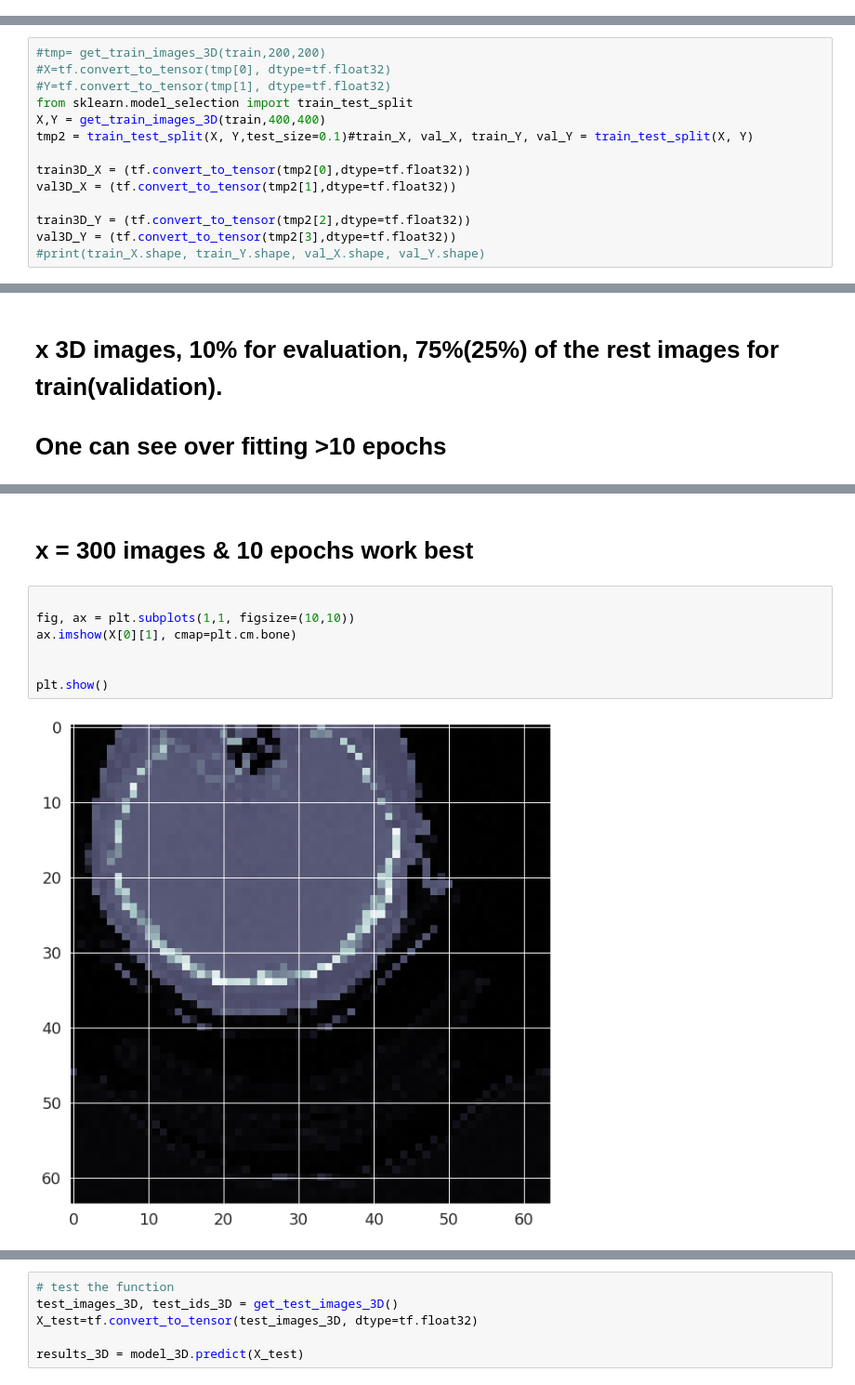
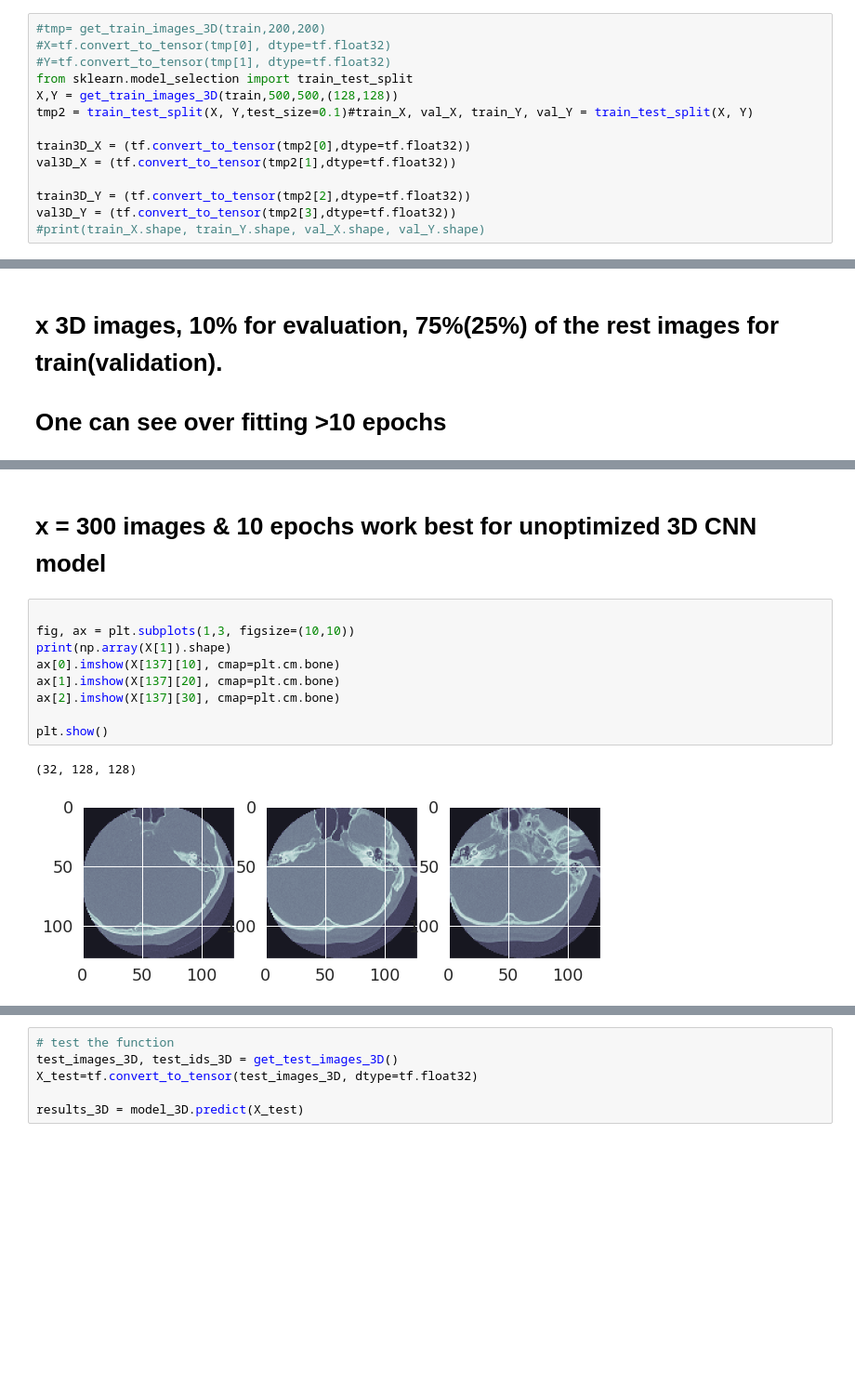
Before and after one commit to WeiKuoLi/RSNA-2022, a Jupyter notebook: helloworld-rsna.ipynb, the cells around one changed output, grey strips where cells are left out. Shown at 93% size. Saved outputs shown, nothing was run; the diff lists cells and outputs as text; blank space fills up the shorter version.

```diff
--- a/helloworld-rsna.ipynb
+++ b/helloworld-rsna.ipynb
@@ -735,3 +700,17 @@ a=get_train_images_3D(train,6,6)
 (tf.convert_to_tensor(a[0],dtype=tf.float32)).shape
 # %% [output]
 TensorShape([6, 32, 64, 64])
+# %%
+#tmp= get_train_images_3D(train,200,200)
+#X=tf.convert_to_tensor(tmp[0], dtype=tf.float32)
+#Y=tf.convert_to_tensor(tmp[1], dtype=tf.float32)
+from sklearn.model_selection import train_test_split
+X,Y = get_train_images_3D(train,500,500,(128,128))
+tmp2 = train_test_split(X, Y,test_size=0.1)#train_X, val_X, train_Y, val_Y = train_test_split(X, Y)
+
+train3D_X = (tf.convert_to_tensor(tmp2[0],dtype=tf.float32))
+val3D_X = (tf.convert_to_tensor(tmp2[1],dtype=tf.float32))
+
+train3D_Y = (tf.convert_to_tensor(tmp2[2],dtype=tf.float32))
+val3D_Y = (tf.convert_to_tensor(tmp2[3],dtype=tf.float32))
+#print(train_X.shape, train_Y.shape, val_X.shape, val_Y.shape)
@@ -763,18 +744,4 @@ def get_model_3D():
     model = Model(img_input, output)
 
     return model
-# %%
-#tmp= get_train_images_3D(train,200,200)
-#X=tf.convert_to_tensor(tmp[0], dtype=tf.float32)
-#Y=tf.convert_to_tensor(tmp[1], dtype=tf.float32)
-from sklearn.model_selection import train_test_split
-X,Y = get_train_images_3D(train,400,400)
-tmp2 = train_test_split(X, Y,test_size=0.1)#train_X, val_X, train_Y, val_Y = train_test_split(X, Y)
-
-train3D_X = (tf.convert_to_tensor(tmp2[0],dtype=tf.float32))
-val3D_X = (tf.convert_to_tensor(tmp2[1],dtype=tf.float32))
-
-train3D_Y = (tf.convert_to_tensor(tmp2[2],dtype=tf.float32))
-val3D_Y = (tf.convert_to_tensor(tmp2[3],dtype=tf.float32))
-#print(train_X.shape, train_Y.shape, val_X.shape, val_Y.shape)
 # %%
@@ -846,15 +833,18 @@ x = 400 3D images![image.png](attachment:a5a174b7-65fd-4586-9882-42be563f21c5.pn
 x = 500 3D images
 ![image.png](attachment:b0cc6472-8adf-4a5a-b524-8a6192a5ac2a.png)
 # %% [markdown]
-# x = 300 images & 10 epochs work best
+# x = 300 images & 10 epochs work best for unoptimized 3D CNN model
 # %%
 
-fig, ax = plt.subplots(1,1, figsize=(10,10))
-ax.imshow(X[0][1], cmap=plt.cm.bone)
-
+fig, ax = plt.subplots(1,3, figsize=(10,10))
+print(np.array(X[1]).shape)
+ax[0].imshow(X[137][10], cmap=plt.cm.bone)
+ax[1].imshow(X[137][20], cmap=plt.cm.bone)
+ax[2].imshow(X[137][30], cmap=plt.cm.bone)
 
 plt.show()
 # %% [output]
+(32, 128, 128)
-[figure, old version]
+[figure, new version]
 # %%
 
```
Also changed, not shown: parts of 15 cells of this notebook.
